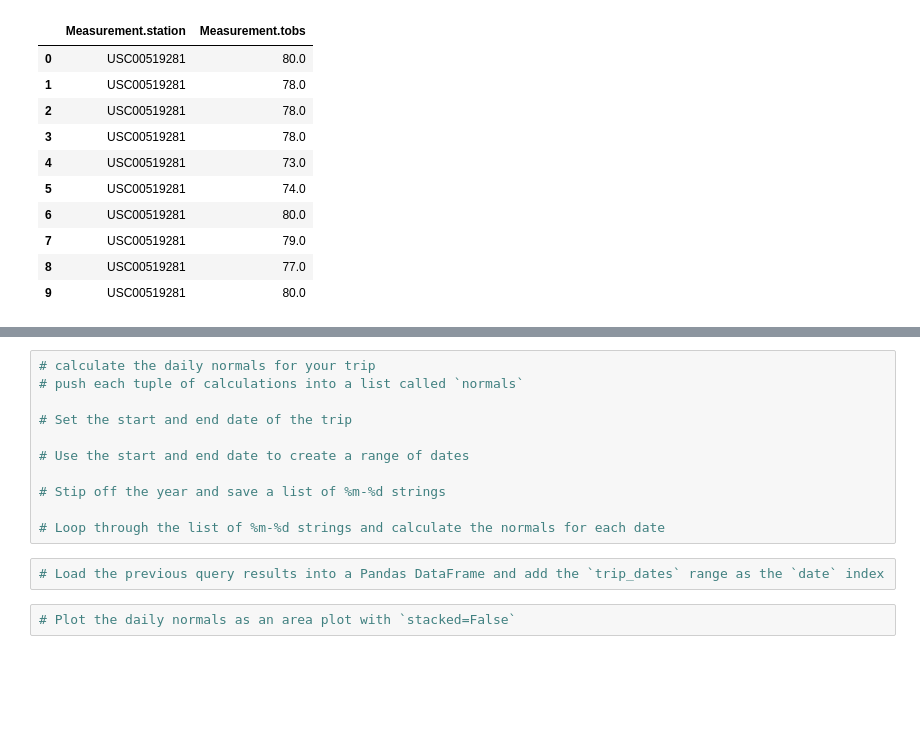
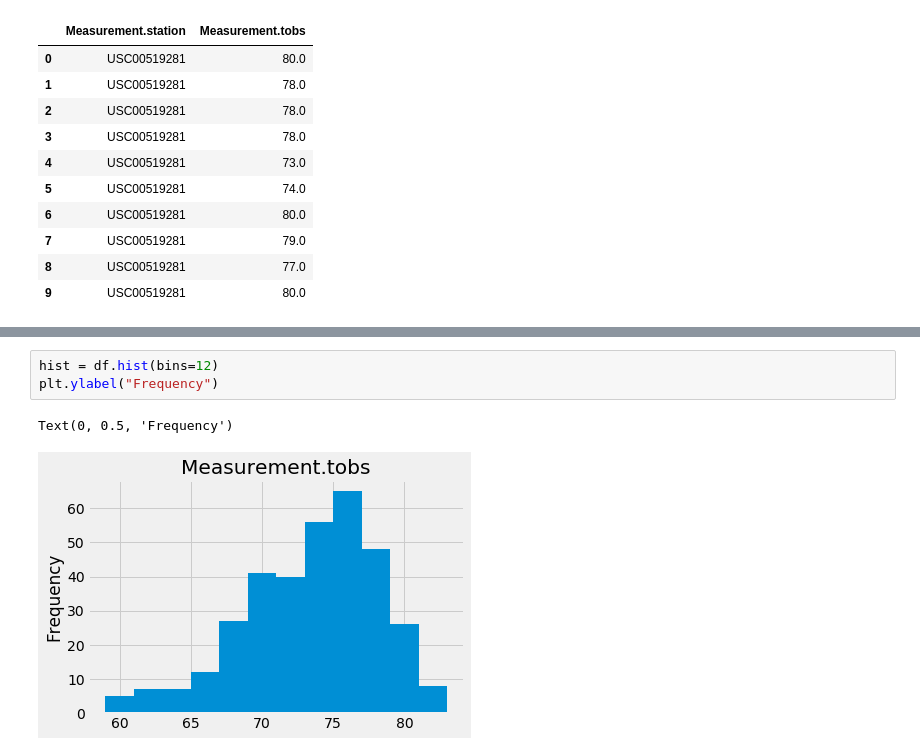
Before and after one commit to tonitiri/sqlalchemy-challenge, a Jupyter notebook: climate_starter.ipynb, the cells around one changed output, grey strips where cells are left out. Cells and saved outputs as stored; diff of their text form; blank space fills up the shorter version.

```diff
--- a/climate_starter.ipynb
+++ b/climate_starter.ipynb
@@ -362,15 +303,6 @@ daily_normals("01-01")
-# %%
-# calculate the daily normals for your trip
-# push each tuple of calculations into a list called `normals`
-
-# Set the start and end date of the trip
-
-# Use the start and end date to create a range of dates
-
-# Stip off the year and save a list of %m-%d strings
-
-# Loop through the list of %m-%d strings and calculate the normals for each date
-# %%
-# Load the previous query results into a Pandas DataFrame and add the `trip_dates` range as the `date` index
-# %%
-# Plot the daily normals as an area plot with `stacked=False`
+# %%
+hist = df.hist(bins=12)
+plt.ylabel("Frequency")
+# %% [output]
+Text(0, 0.5, 'Frequency')
+[figure, added]
```
Also changed, not shown: parts of 8 cells of this notebook.
